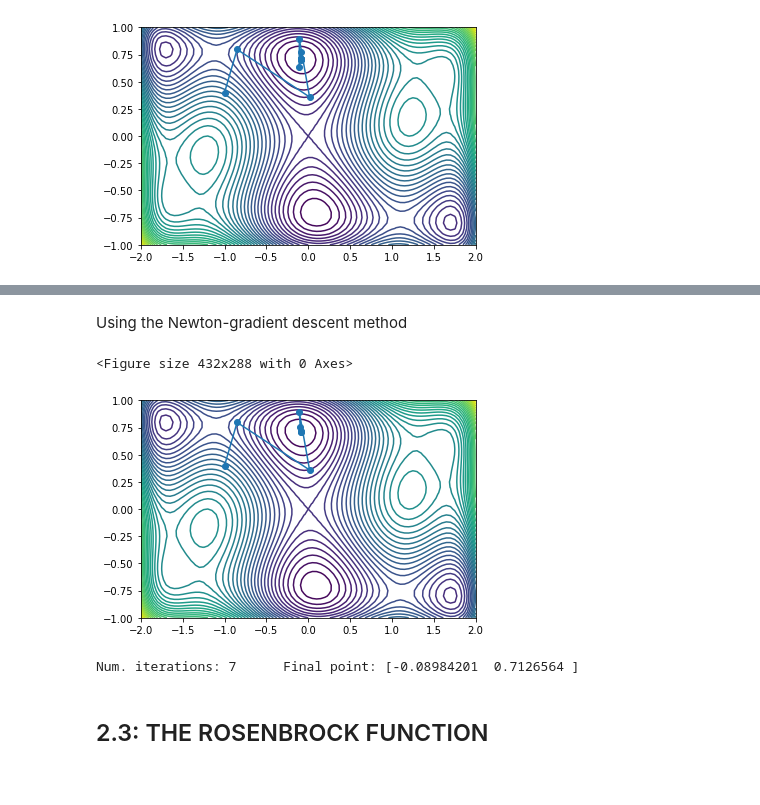
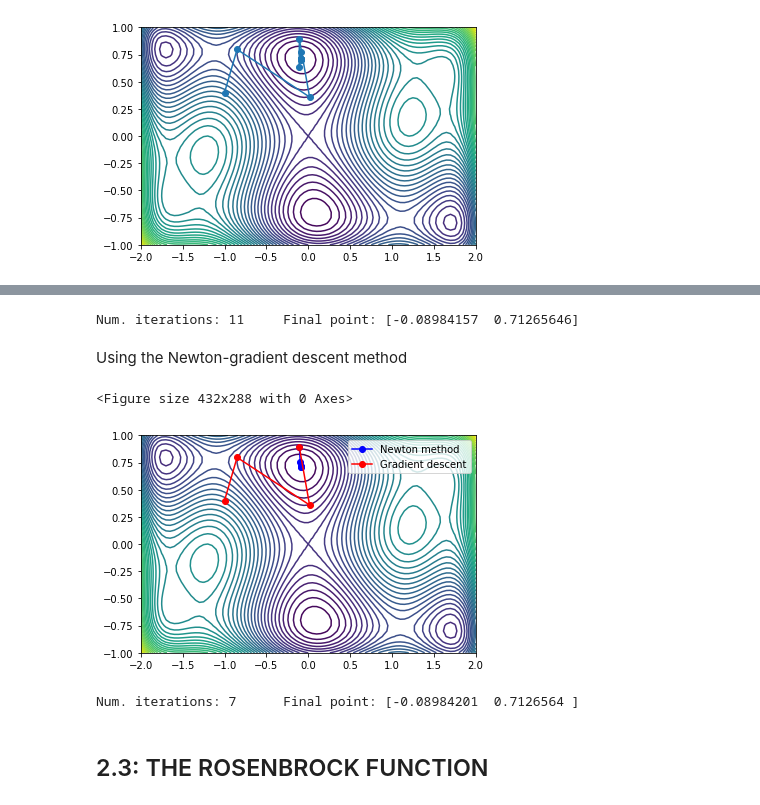
Before and after one commit to Vol0kin/OPT, a Jupyter notebook: Labs/Lab2/Lab_2.ipynb, the cells around one changed output, grey strips where cells are left out. Cells and saved outputs as stored; diff of their text form; code cells hidden in the pictures.

Commit message:
Add solutions to exercises about Rosenbrock function

```diff
--- a/Labs/Lab2/Lab_2.ipynb
+++ b/Labs/Lab2/Lab_2.ipynb
@@ -429,3 +452,7 @@ Num. iterations: 11     Final point: [-0.08984157  0.71265646]
+# %%
+print_final_points([sol], [n])
+# %% [output]
+Num. iterations: 11     Final point: [-0.08984157  0.71265646]
 # %% [markdown]
 Using the Newton-gradient descent method
 # %%
@@ -462,11 +494,54 @@ sol, path, n = combined_newton_gd(x_0, f, gradf, hessf)
+# %%
+def plot_combined_path(f, path, method, xr=(-2, 2.05), yr=(-1, 1.05), step=0.05):
+    # Clear plot
+    plt.clf()
+
+    # Create a mesh grid and apply the function over all the pairs of points
+    X = np.arange(*xr, step)
+    Y = np.arange(*yr, step)
+    X, Y = np.meshgrid(X, Y)
+
+    XY = np.c_[X.ravel(), Y.ravel()]
+    Z = np.apply_along_axis(f, 1, XY).reshape(X.shape)
+
+    # Plot contour of the function
+    plt.figure()
+    plt.contour(X, Y, Z, 50)
+
+    start_idx = 0
+    i = 0
+    newton = []
+    gradient = []
+
+    while i < len(method):
+        current_method = method[start_idx]
+
+        while i < len(method) and current_method == method[i]:
+            i += 1
+
+        if current_method == 0:
+            newton.append(path[max(start_idx - 1, 0):i])
+        else:
+            gradient.append(path[max(start_idx - 1, 0):i])
+
+        start_idx = i
+
+    for n in newton:
+        plt.plot(n[:, 0], n[:, 1], 'bo-', label='Newton method')
+
+    for g in gradient:
+        plt.plot(g[:, 0], g[:, 1], 'ro-', label='Gradient descent')
+
+    plt.legend()
+    plt.show()
 # %%
-plot_paths(f, [path], xr=(-2,2.05), yr=(-1,1.05))
+plot_combined_path(f, path, method, xr=(-2,2.05), yr=(-1,1.05))
 # %% [output]
 <Figure size 432x288 with 0 Axes>
-[figure, old version]
+[figure, new version]
-# %%
-print_final_points([sol], [n])
-# %% [output]
-Num. iterations: 7      Final point: [-0.08984201  0.7126564 ]
+# %%
+print_final_points([sol], [n])
+# %% [output]
+Num. iterations: 7      Final point: [-0.08984201  0.7126564 ]
 # %% [markdown]
 ## 2.3: THE ROSENBROCK FUNCTION
```
Also changed, not shown: parts of 36 cells of this notebook.
